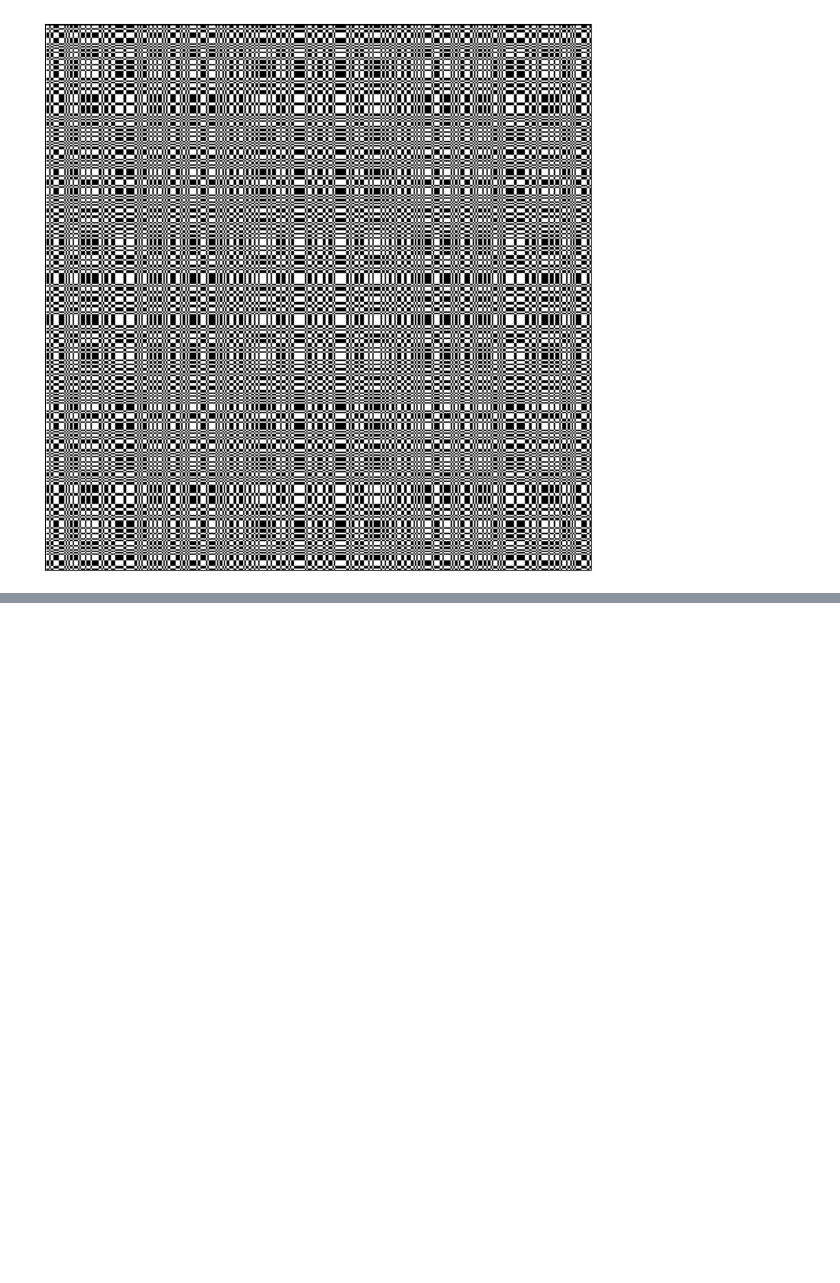
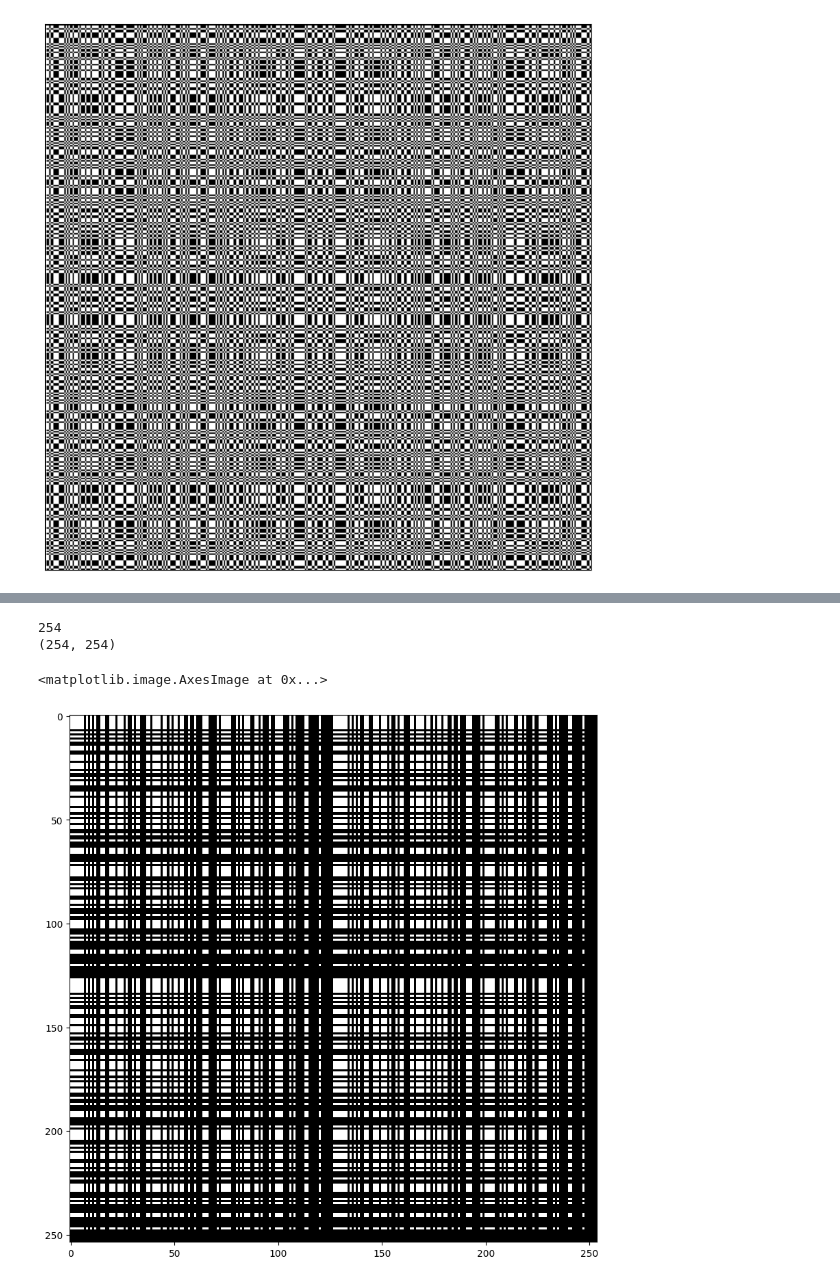
Before and after one commit to LCAV/LenslessPiCam, a Jupyter notebook: masks/FlatCam/flatcam-test.ipynb, the cells around one changed output, grey strips where cells are left out. Drawn from its saved outputs; the diff is of its cells as text; code cells hidden in the pictures; blank space fills up the shorter version.

```diff
--- a/masks/FlatCam/flatcam-test.ipynb
+++ b/masks/FlatCam/flatcam-test.ipynb
@@ -69,0 +79,17 @@ plt.savefig(f'MURA_{l}.png', bbox_inches='tight')
+# %%
+# repeat and outer product for the mask
+h_r = np.r_[seq, seq]
+print(len(h_r))
+
+mask = np.outer(h_r, h_r)
+print(mask.shape)
+
+# undiffracted mask
+#plot_image(mask, normalize=True);
+plt.figure(figsize=(10,10))
+plt.imshow(mask, cmap='gray')
+# %% [output]
+254
+(254, 254)
+<matplotlib.image.AxesImage at 0x...>
+[figure, added]
```
Also changed, not shown: parts of 3 cells of this notebook.
